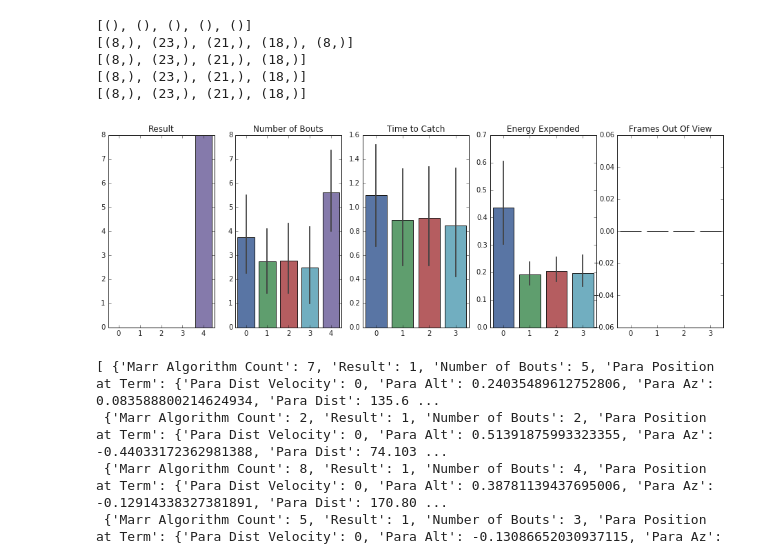
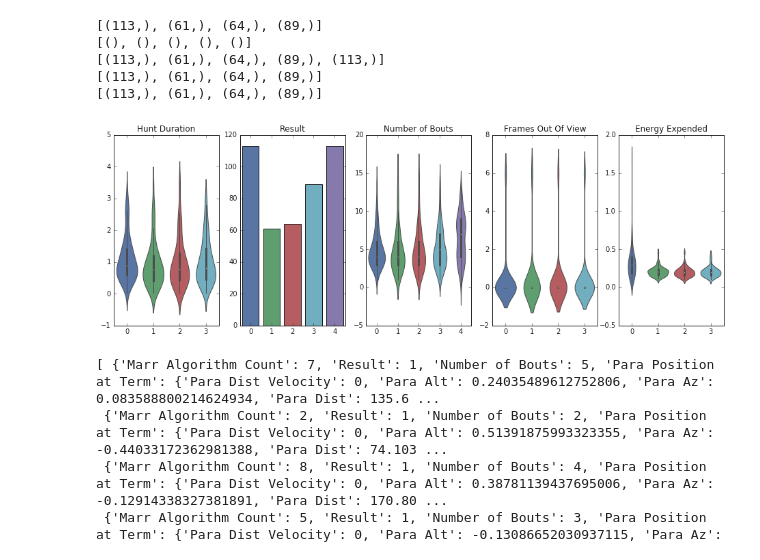
Before and after one commit to elifesciences-publications/PreycapMaster, a Jupyter notebook: Model_Plot.ipynb, the cells around one changed output. Cells and saved outputs as stored; diff of their text form; code cells hidden in the pictures.

```diff
--- a/Model_Plot.ipynb
+++ b/Model_Plot.ipynb
@@ -11,15 +11,15 @@ from matplotlib import pyplot as pl
 # %%
 ms = np.load('ms.npy')
 # %%
-fig = plot_query(ms, 3)
+fig = plot_query(ms, 'violin', 1)
 fig.savefig('model_results.pdf')
 # %% [output]
+[(113,), (61,), (64,), (89,)]
 [(), (), (), (), ()]
-[(8,), (23,), (21,), (18,), (8,)]
-[(8,), (23,), (21,), (18,)]
-[(8,), (23,), (21,), (18,)]
-[(8,), (23,), (21,), (18,)]
+[(113,), (61,), (64,), (89,), (113,)]
+[(113,), (61,), (64,), (89,)]
+[(113,), (61,), (64,), (89,)]
-[figure, old version]
+[figure, new version]
 # %%
 print ms[0]
 # %% [output]
```
Also changed, not shown: 2 other files.
